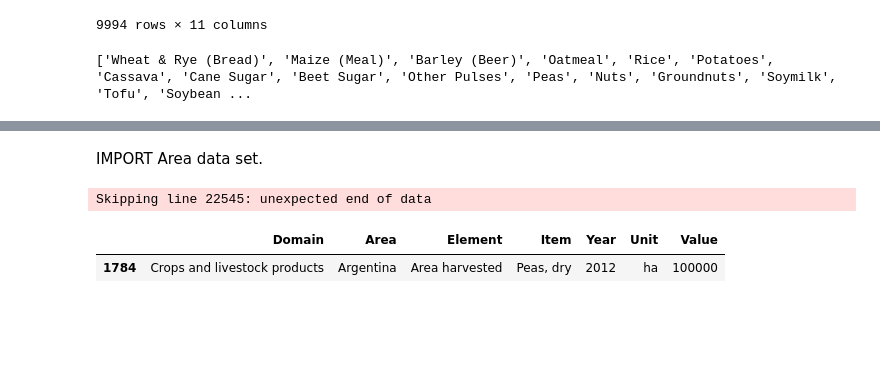
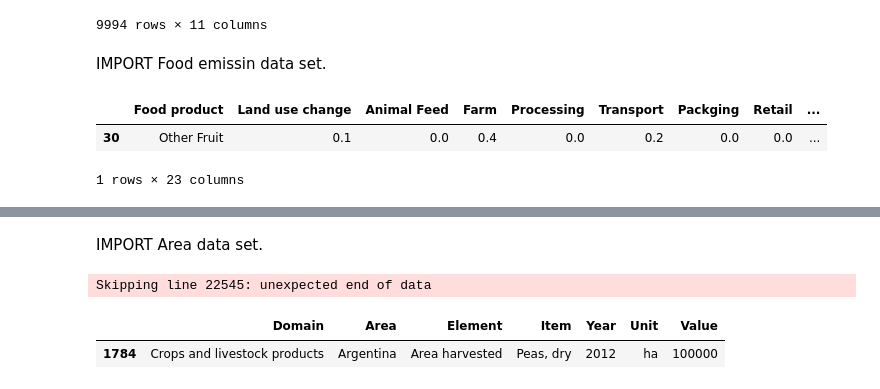
Before and after one commit to imalanz/Food_Emissions, a Jupyter notebook: data/analysis.ipynb, the cells around one changed output, grey strips where cells are left out. Cells and saved outputs as stored; diff of their text form; code cells hidden in the pictures; blank space fills up the shorter version.

```diff
--- a/data/analysis.ipynb
+++ b/data/analysis.ipynb
@@ -28,8 +28,12 @@ super
 | 9992 | OD9993 | Peer | Oil & Masala | Spices | Pudukottai | 10/16/2018 | West | 1659 | 0.15 | ... |
 | 9993 | OD9994 | Ganesh | Food Grains | Atta & Flour | Tirunelveli | 4/17/2018 | West | 1034 | 0.28 | ... |
 9994 rows × 11 columns
+# %% [markdown]
+IMPORT Food emissin data set.
 # %%
 food_emisions = pd.read_csv("D:\ironhack\proyectos\_proy4\csv\Food_Production.csv")
-print(list(food_emisions["Food product"]))
+food_emisions.sample()
 # %% [output]
+|  | Food product | Land use change | Animal Feed | Farm | Processing | Transport | Packging | Retail | ... |
+| 30 | Other Fruit | 0.1 | 0.0 | 0.4 | 0.0 | 0.2 | 0.0 | 0.0 | ... |
-['Wheat & Rye (Bread)', 'Maize (Meal)', 'Barley (Beer)', 'Oatmeal', 'Rice', 'Potatoes', 'Cassava', 'Cane Sugar', 'Beet Sugar', 'Other Pulses', 'Peas', 'Nuts', 'Groundnuts', 'Soymilk', 'Tofu', 'Soybean ...
+1 rows × 23 columns
```
Also changed, not shown: parts of 35 cells of this notebook.
